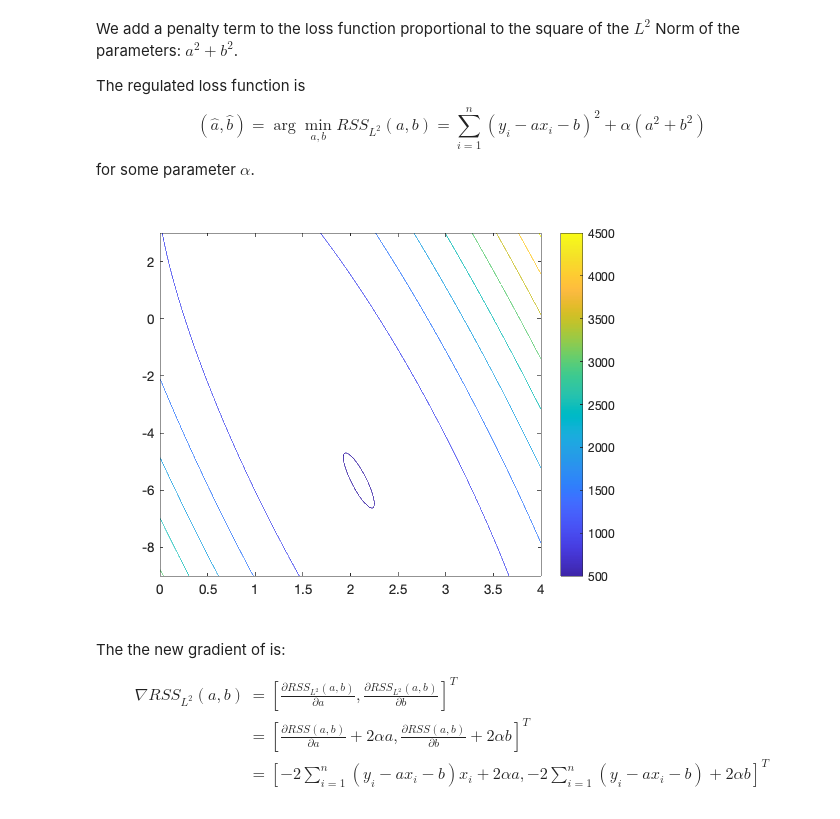
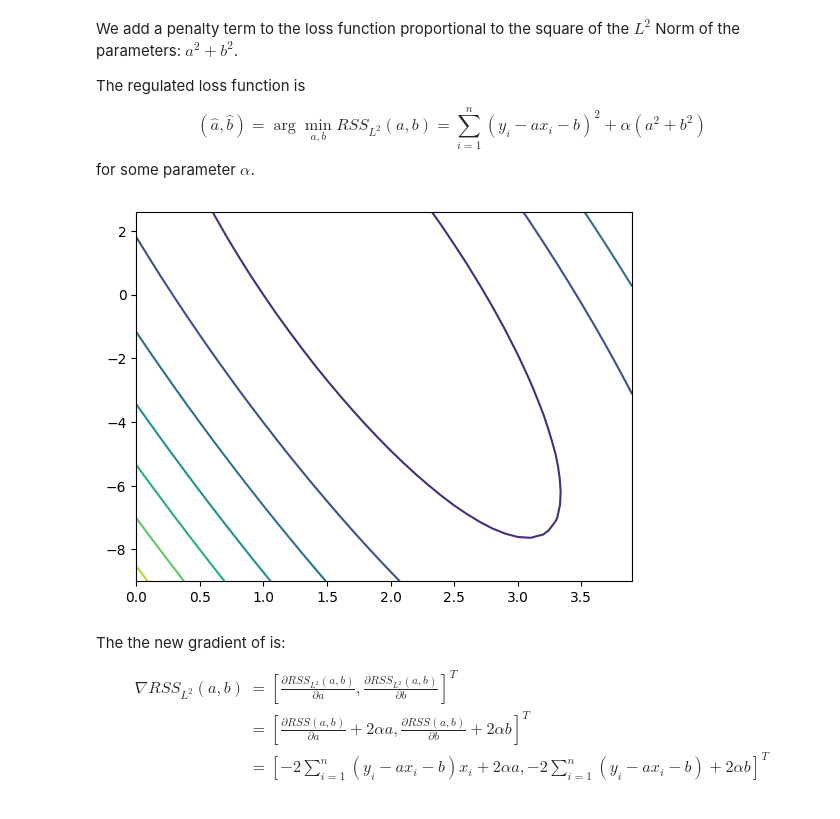
Before and after one commit to kallefrisk/Schoolwork, a Jupyter notebook: Python/DeepLearning/Regularization of linear regression with norms and constraints.ipynb, the cells around one changed output. Cells and saved outputs as stored; diff of their text form; code cells hidden in the pictures.

```diff
--- a/Python/DeepLearning/Regularization of linear regression with norms and constraints.ipynb
+++ b/Python/DeepLearning/Regularization of linear regression with norms and constraints.ipynb
@@ -20,18 +81,20 @@ from matplotlib import pyplot as plt
 # %%
-a_real = 2
-b_real = -3
+# np.random.seed(1)
 
-n = 10
-X = np.arange(1, 11, 1)
-Y = a_real * X + b_real + np.random.normal(0, 2, n)
-Y_real = a_real * X + b_real
+a0 = 2
+b0 = -3
 
+N = 10
+
+X = np.arange(0, 10, 1)
+Y = a0 * X + b0 + np.random.normal(0, 10, 10)
+
+A, B = grad_desc_rss2(100, a0, b0, X, Y, 0.001, rss2, grad_rss2, False)
 
 fig, ax = plt.subplots()
-ax.plot(X, Y, "rx", label="datapoints")
-ax.plot(X, Y_real, "b-", label="real function")
-ax.set_xlabel('X axis')
-ax.set_ylabel('Y axis')
-ax.legend()
+ax.plot(X, Y, "rx", label="Data")
+ax.plot(X, a0 * X + b0, "b-", label="Real Line")
+ax.plot(X, A[-1] * X + B[-1], "r-", label="Fitted Line")
+plt.legend()
 plt.show()
 # %% [output]
@@ -104,14 +174,20 @@ The regulated loss function is
 $$(\hat a, \hat b) = \arg \min_{a,b} RSS_{L^2}(a,b)=\sum_{i=1}^{n}(y_i- a x_i - b)^2 + \alpha(a^2 + b^2)$$
 for some parameter $\alpha$.
 # %%
-%alpha =0.1;
-alpha =1;
-%alpha =10;
-fL2 = @(a,b)(f(a,b)+alpha*(a^2 + b^2));
-[A,B] = meshgrid(a0-2:0.01:a0+2,b0-6:0.01:b0+6);
-plot3d(fL2, A, B, false) %contour
+alpha =0.1
+# alpha =1
+# alpha =10
+
+def L2(a, b, X, Y):
+    return rss2(a, b, X, Y) + alpha*(a**2 + b**2)
+
+[A,B] = np.meshgrid(np.arange(a0-2, a0+2, 0.1,), np.arange(b0-6, b0+6, 0.4))
+
+fig, ax = plt.subplots()
+ax.contour(np.arange(a0-2, a0+2, 0.1,), np.arange(b0-6, b0+6, 0.4), L2(A, B, X, Y))
+plt.show()
 # %% [output]
-[figure, old version]
+[figure, new version]
 # %% [markdown]
 The the new gradient of is:
 
```
Also changed, not shown: parts of 16 cells of this notebook.
